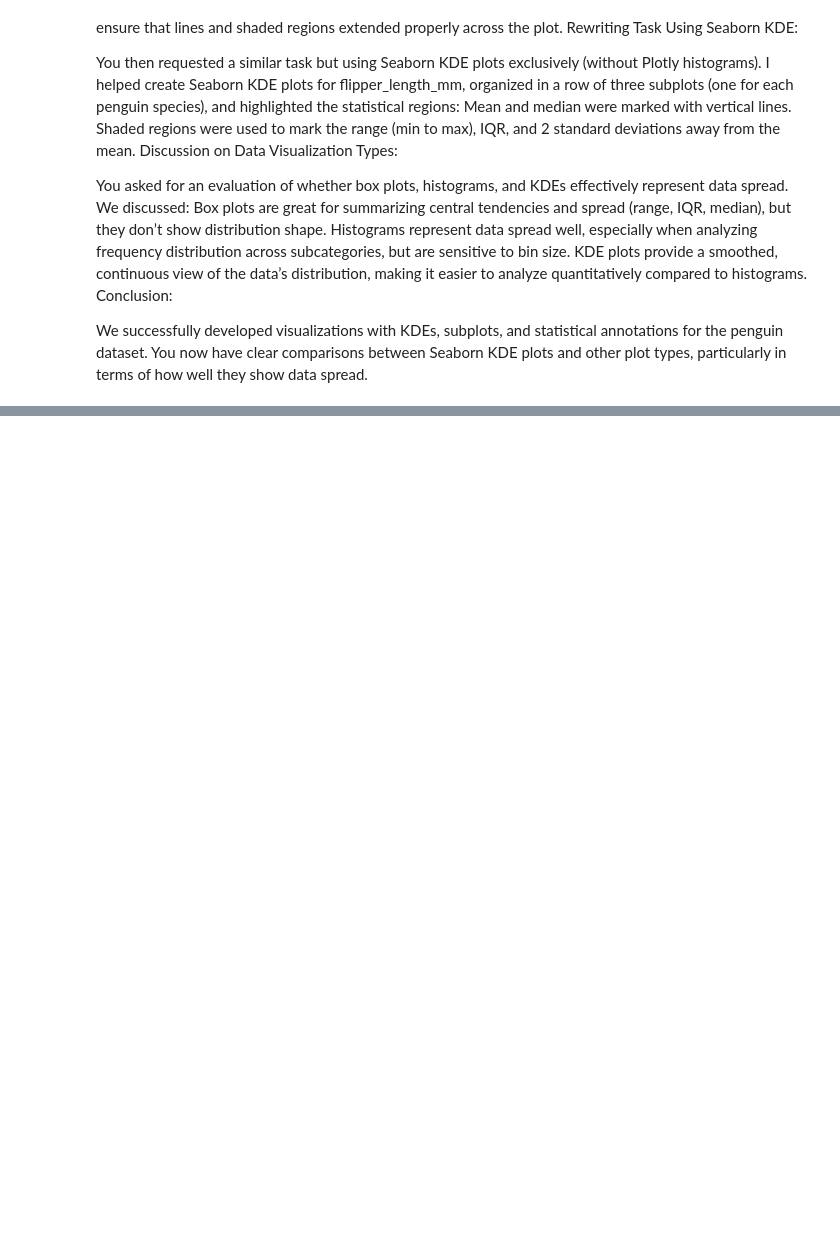
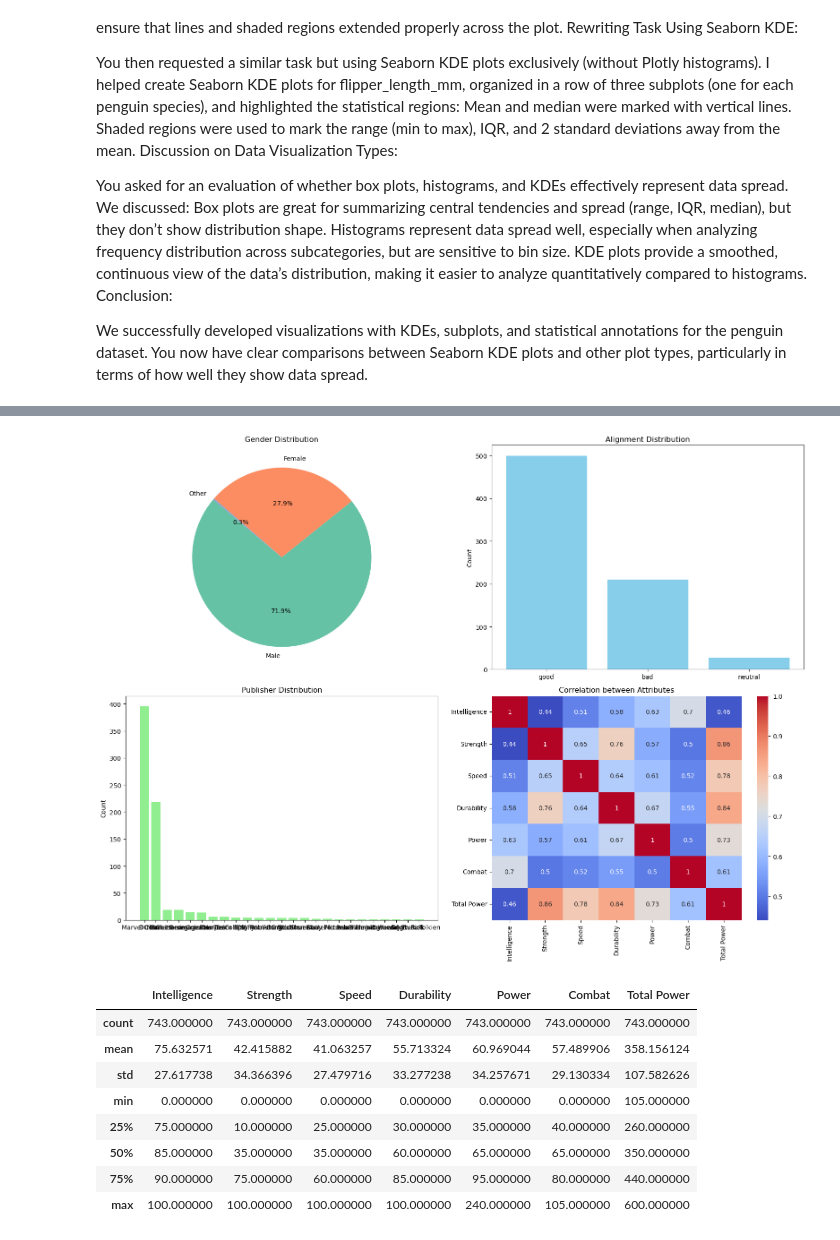
Before and after one commit to Xihang-Zhou/STA130F24, a Jupyter notebook: HW3.ipynb, the cells around one changed output, grey strips where cells are left out. Cells and saved outputs as stored; diff of their text form; code cells hidden in the pictures; blank space fills up the shorter version.

```diff
--- a/HW3.ipynb
+++ b/HW3.ipynb
@@ -242,0 +313,52 @@ Var|8.3|1.5| 9 |0.5
+# %%
+# 6
+import matplotlib.pyplot as plt
+import seaborn as sns
+
+superhero_data = pd.read_csv("https://raw.githubusercontent.com/steview-d/superhero-dashboard/master/static/data/superheroData.csv")
+# Summary statistics for the numerical attributes
+summary_stats = superhero_data[['Intelligence', 'Strength', 'Speed', 'Durability', 'Power', 'Combat', 'Total Power']].describe()
+
+# Gender, Alignment, and Publisher distributions
+gender_dist = superhero_data['Gender'].value_counts()
+alignment_dist = superhero_data['Alignment'].value_counts()
+publisher_dist = superhero_data['Publisher'].value_counts()
+
+# Plotting the distributions
+fig, axs = plt.subplots(2, 2, figsize=(16, 12))
+
+# Gender distribution
+axs[0, 0].pie(gender_dist, labels=gender_dist.index, autopct='%1.1f%%', colors=sns.color_palette("Set2"), startangle=140)
+axs[0, 0].set_title('Gender Distribution')
+
+# Alignment distribution
+axs[0, 1].bar(alignment_dist.index, alignment_dist.values, color='skyblue')
+axs[0, 1].set_title('Alignment Distribution')
+axs[0, 1].set_ylabel('Count')
+
+# Publisher distribution
+axs[1, 0].bar(publisher_dist.index, publisher_dist.values, color='lightgreen')
+axs[1, 0].set_title('Publisher Distribution')
+axs[1, 0].set_ylabel('Count')
+
+# Correlation heatmap for the superhero attributes
+correlation_matrix = superhero_data[['Intelligence', 'Strength', 'Speed', 'Durability', 'Power', 'Combat', 'Total Power']].corr()
+sns.heatmap(correlation_matrix, annot=True, cmap='coolwarm', ax=axs[1, 1])
+axs[1, 1].set_title('Correlation between Attributes')
+
+plt.tight_layout()
+plt.show()
+
+# Display summary statistics
+summary_stats
+# %% [output]
+[figure, added]
+|  | Intelligence | Strength | Speed | Durability | Power | Combat | Total Power |
+| count | 743.000000 | 743.000000 | 743.000000 | 743.000000 | 743.000000 | 743.000000 | 743.000000 |
+| mean | 75.632571 | 42.415882 | 41.063257 | 55.713324 | 60.969044 | 57.489906 | 358.156124 |
+| std | 27.617738 | 34.366396 | 27.479716 | 33.277238 | 34.257671 | 29.130334 | 107.582626 |
+| min | 0.000000 | 0.000000 | 0.000000 | 0.000000 | 0.000000 | 0.000000 | 105.000000 |
+| 25% | 75.000000 | 10.000000 | 25.000000 | 30.000000 | 35.000000 | 40.000000 | 260.000000 |
+| 50% | 85.000000 | 35.000000 | 35.000000 | 60.000000 | 65.000000 | 65.000000 | 350.000000 |
+| 75% | 90.000000 | 75.000000 | 60.000000 | 85.000000 | 95.000000 | 80.000000 | 440.000000 |
+| max | 100.000000 | 100.000000 | 100.000000 | 100.000000 | 240.000000 | 105.000000 | 600.000000 |
```
Also changed, not shown: parts of 11 cells of this notebook.
